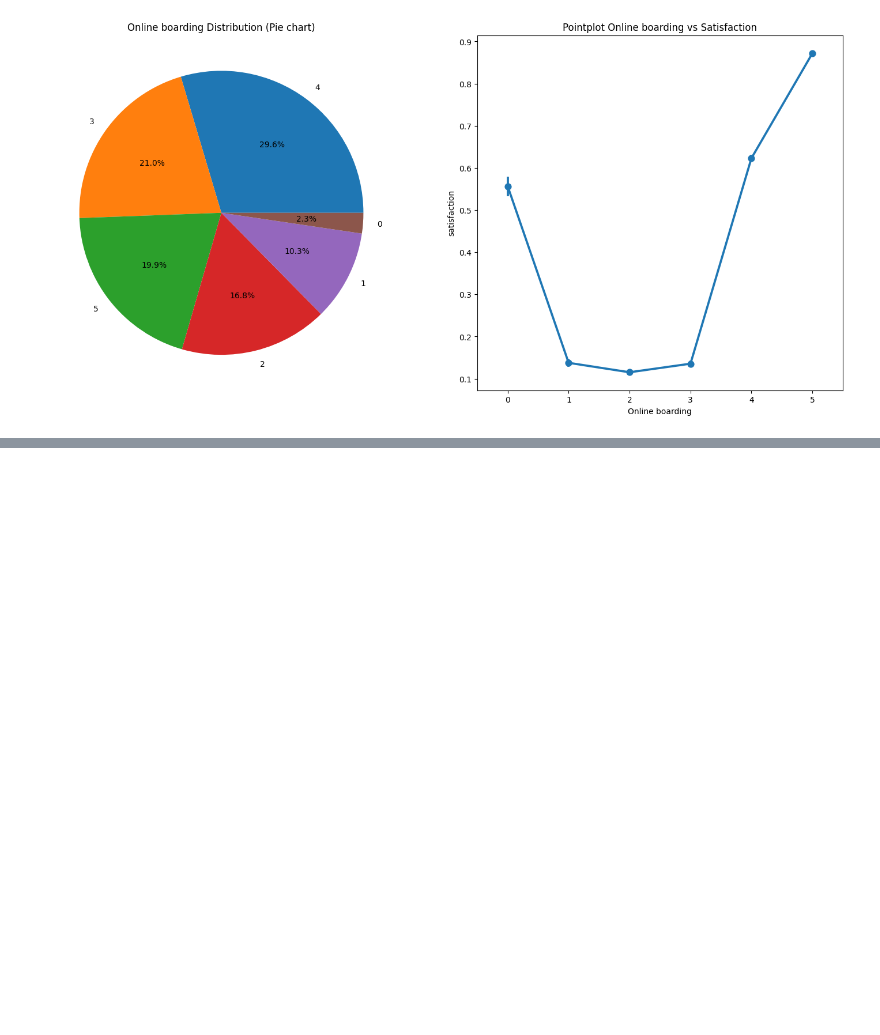
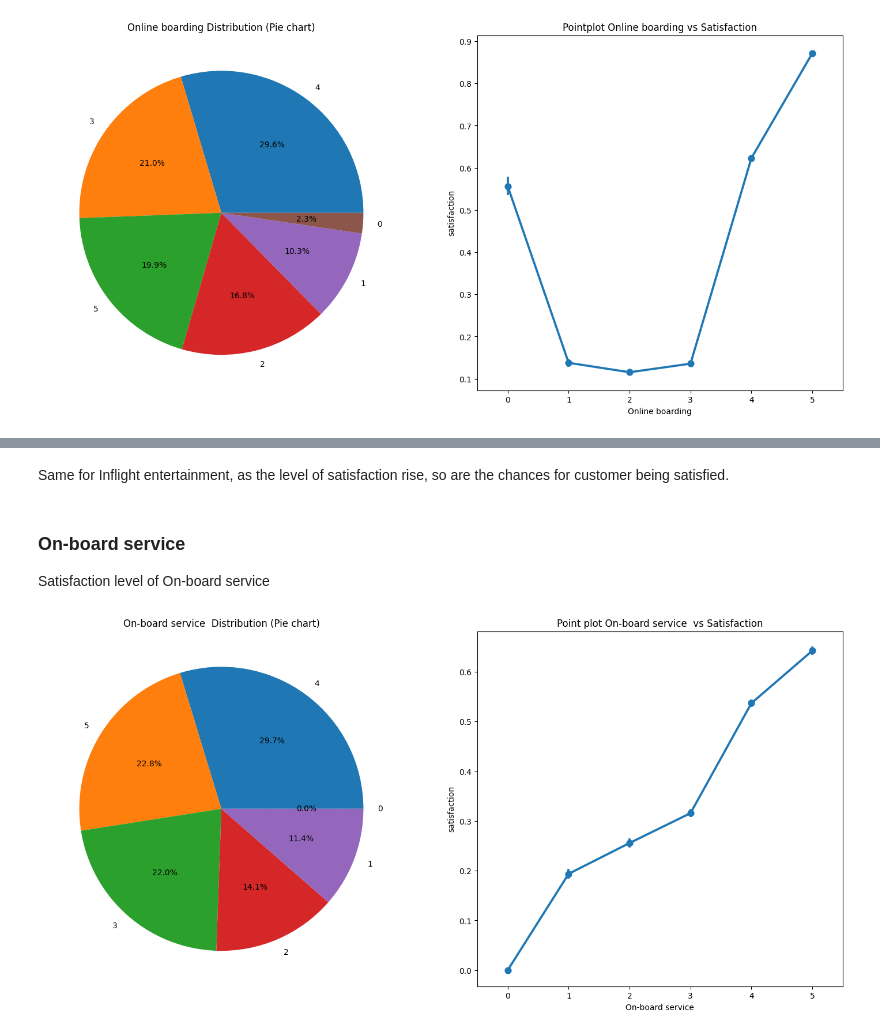
Before and after one commit to JonathanSuryaS/AOL---Machine-Learning, a Jupyter notebook: plane.ipynb, the cells around one changed output, grey strips where cells are left out. Drawn from its saved outputs; the diff is of its cells as text; code cells hidden in the pictures; blank space fills up the shorter version.

```diff
--- a/plane.ipynb
+++ b/plane.ipynb
@@ -327,0 +365,15 @@ plt.show()
+# %% [markdown]
+Same for Inflight entertainment, as the level of satisfaction rise, so are the chances for customer being satisfied.
+# %% [markdown]
+### On-board service
+Satisfaction level of On-board service
+# %%
+fig, ax = plt.subplots(1, 2, figsize=(18, 8))
+data['On-board service'].value_counts().plot(kind = 'pie', ax = ax[0], autopct = '%1.1f%%')
+ax[0].set_ylabel('')
+ax[0].set_title('On-board service  Distribution (Pie chart)')
+ax[1].set_title('Point plot On-board service  vs Satisfaction')
+sns.pointplot(data = data, x = 'On-board service', y = 'satisfaction')
+plt.show()
+# %% [output]
+[figure, added]
```
Also changed, not shown: parts of 60 cells of this notebook.
